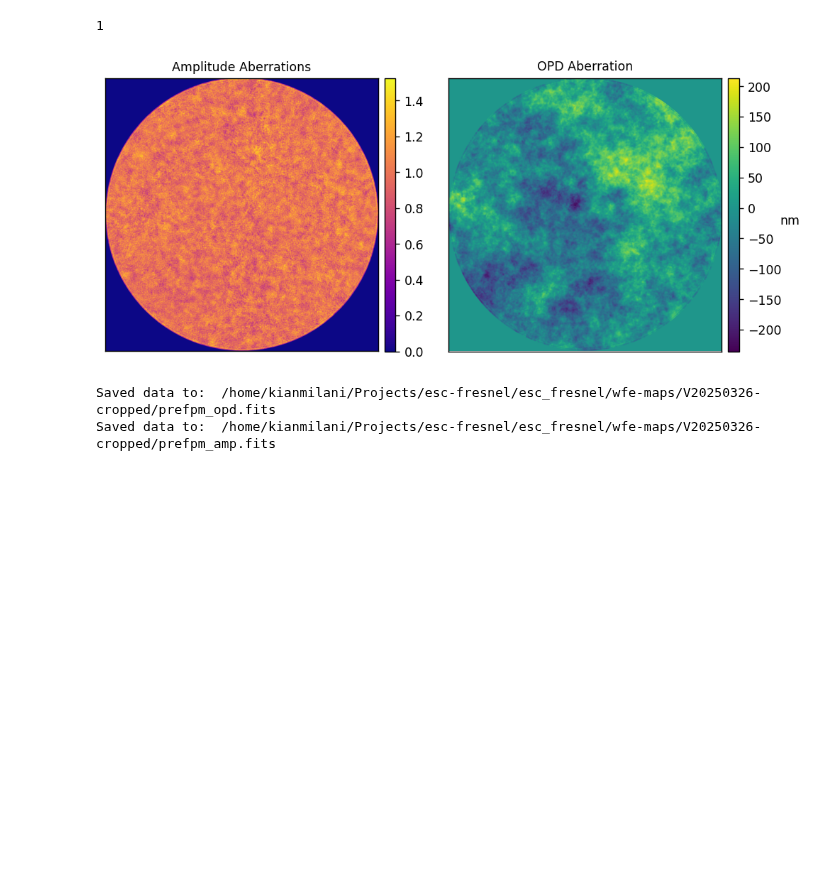
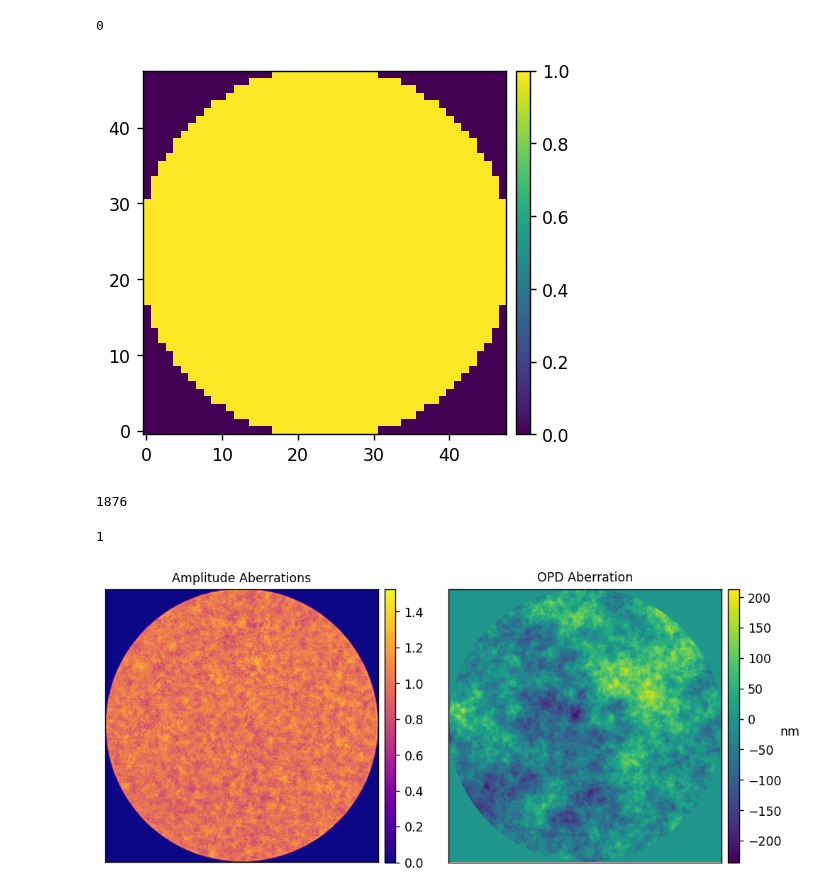
Before and after one commit to kian1377/esc-fresnel, a Jupyter notebook: notebooks/esc_fresnel_dm_flat.ipynb, the cells around one changed output. Drawn from its saved outputs; the diff is of its cells as text; code cells hidden in the pictures; blank space fills up the shorter version.

```diff
--- a/notebooks/esc_fresnel_dm_flat.ipynb
+++ b/notebooks/esc_fresnel_dm_flat.ipynb
@@ -112,8 +113,15 @@ for optic in wfe_keys:
     wfes[optic] = wfe
 # %%
 reload(esc)
-M = esc.single()
+reload(dm)
+M = esc.single(dm_choice=dm_choice)
 M.wfes = wfes
+imshow([M.dm_mask])
+M.Nacts
+# %% [output]
+0
+[figure, added]
+1876
 # %%
 M.return_lyot = True
 M.use_vortex = False
@@ -131,14 +139,12 @@ imshow(
     cmaps=['plasma', 'viridis'],
     wspace=0
 )
-utils.save_fits(esc_fresnel.path/'wfe-maps'/wfe_dir/f'prefpm_opd.fits', lyot_opd)
-utils.save_fits(esc_fresnel.path/'wfe-maps'/wfe_dir/f'prefpm_amp.fits', lyot_amp)
+# utils.save_fits(esc_fresnel.path/'wfe-maps'/wfe_dir/f'prefpm_opd.fits', lyot_opd)
+# utils.save_fits(esc_fresnel.path/'wfe-maps'/wfe_dir/f'prefpm_amp.fits', lyot_amp)
 # imshow3(xp.abs(lyot_wfe), xp.angle(lyot_wfe), lyot_opd)
 # %% [output]
 1
 [figure]
-Saved data to:  /home/kianmilani/Projects/esc-fresnel/esc_fresnel/wfe-maps/V20250326-cropped/prefpm_opd.fits
-Saved data to:  /home/kianmilani/Projects/esc-fresnel/esc_fresnel/wfe-maps/V20250326-cropped/prefpm_amp.fits
 # %%
 def val_and_grad(
         del_acts,
```
Also changed, not shown: parts of 7 cells of this notebook, 6 other files.
